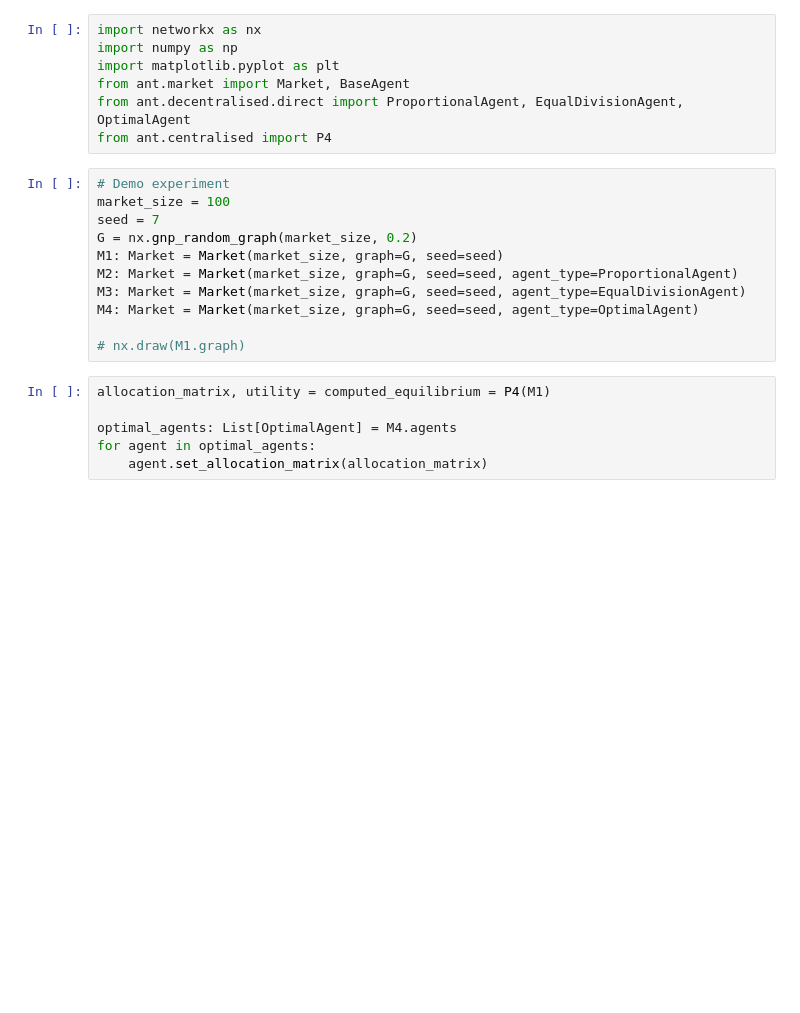
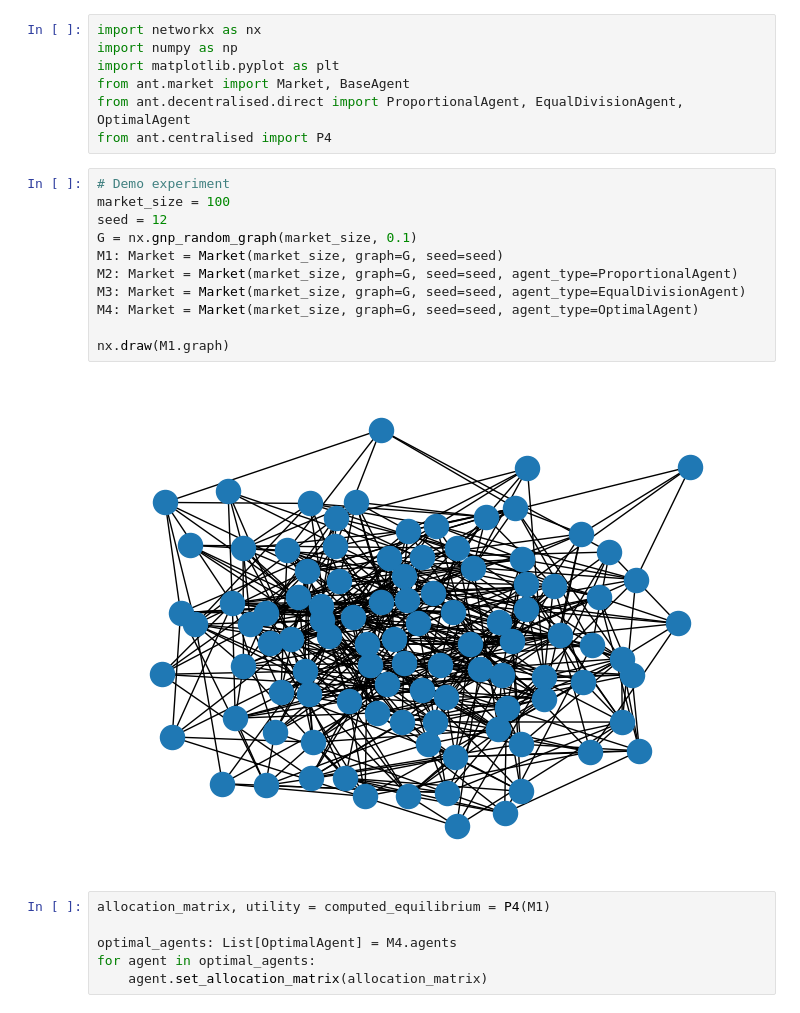
Before and after one commit to Joeri-G/Ant, a Jupyter notebook: experiments/experiment_1.ipynb, the cells around one changed output. Saved outputs shown, nothing was run; the diff lists cells and outputs as text; blank space fills up the shorter version.

```diff
--- a/experiments/experiment_1.ipynb
+++ b/experiments/experiment_1.ipynb
@@ -8,14 +8,16 @@ from ant.centralised import P4
 # %%
 # Demo experiment
 market_size = 100
-seed = 7
-G = nx.gnp_random_graph(market_size, 0.2)
+seed = 12
+G = nx.gnp_random_graph(market_size, 0.1)
 M1: Market = Market(market_size, graph=G, seed=seed)
 M2: Market = Market(market_size, graph=G, seed=seed, agent_type=ProportionalAgent)
 M3: Market = Market(market_size, graph=G, seed=seed, agent_type=EqualDivisionAgent)
 M4: Market = Market(market_size, graph=G, seed=seed, agent_type=OptimalAgent)
 
-# nx.draw(M1.graph)
+nx.draw(M1.graph)
+# %% [output]
+[figure, added]
 # %%
 allocation_matrix, utility = computed_equilibrium = P4(M1)
 
```
Also changed, not shown: parts of 1 cell of this notebook, 3 other files.
